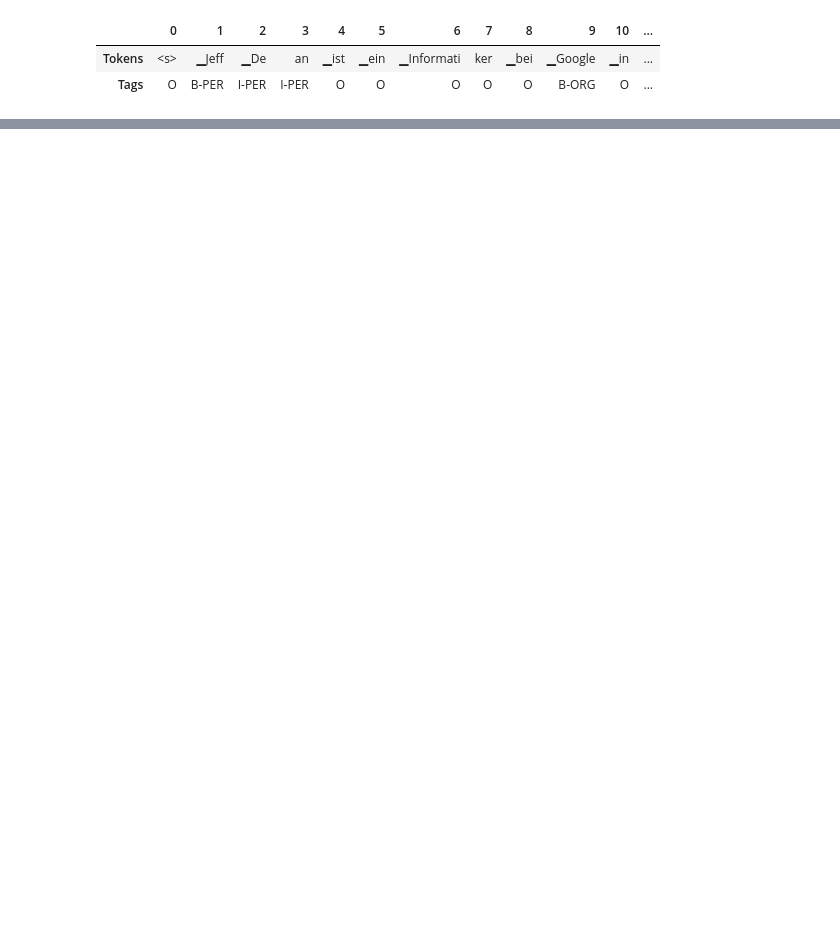
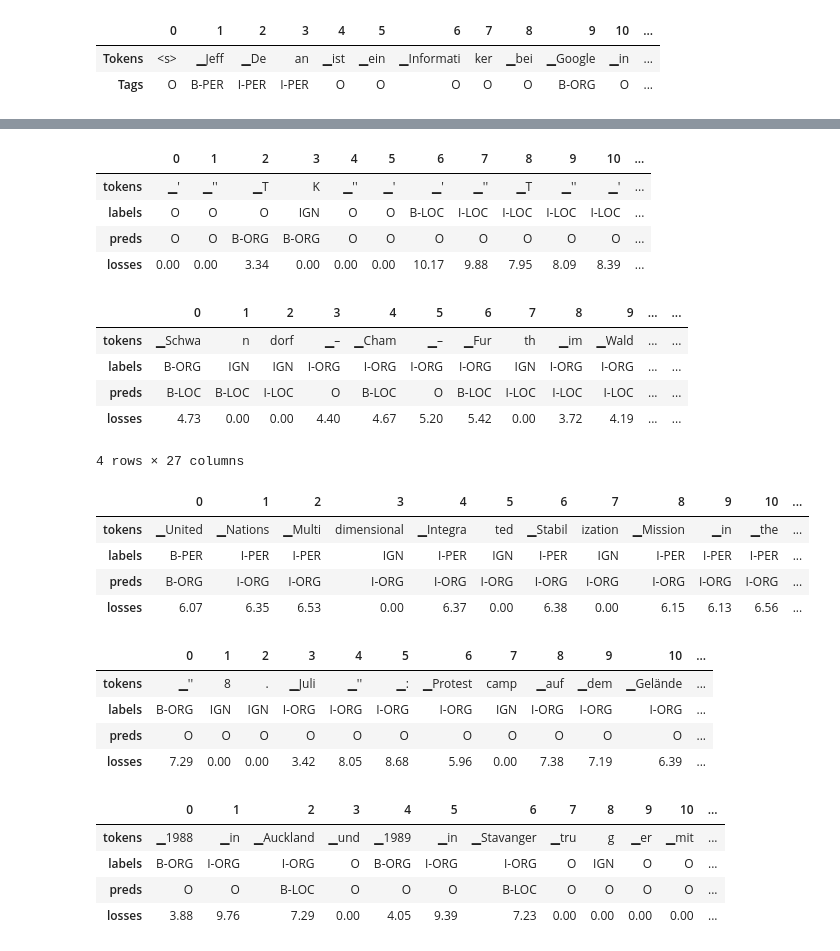
Before and after one commit to ThinamXx/Transformers_NLP, a Jupyter notebook: 02. NLP with Transformers/04. Named Entity Recognition/NER.ipynb, the cells around one changed output, grey strips where cells are left out. Saved outputs shown, nothing was run; the diff lists cells and outputs as text; code cells hidden in the pictures; blank space fills up the shorter version.

```diff
--- a/02. NLP with Transformers/04. Named Entity Recognition/NER.ipynb
+++ b/02. NLP with Transformers/04. Named Entity Recognition/NER.ipynb
@@ -411,0 +521,47 @@ tag_text(text_de, tags, trainer.model, xlmr_tokenizer)                      # In
+# %%
+#@ INSPECTING TOKEN SEQUENCES:
+def get_samples(df):                                                    # Defining function.
+    for _, row in df.iterrows():
+        labels, preds, tokens, losses = [], [], [], []                  # Initialization.
+        for i, mask in enumerate(row["attention_mask"]):
+            if i not in {0, len(row["attention_mask"])}:
+                labels.append(row["labels"][i])                         # Adding labels.
+                preds.append(row["predicted_label"][i])                 # Adding predicted labels.
+                tokens.append(row["input_tokens"][i])                   # Adding tokens.
+                losses.append(f"{row['loss'][i]:.2f}")                  # Adding loss.
+        df_tmp = pd.DataFrame({"tokens": tokens, "labels": labels,
+                               "preds": preds, "losses": losses}).T      # Creating dataframe.
+        yield df_tmp
+
+#@ IMPLEMENTATION:
+df["total_loss"] = df["loss"].apply(sum)                                # Adding loss.
+df_tmp = df.sort_values(by="total_loss", ascending=False).head(5)       # Initializing dataframe.
+for sample in get_samples(df_tmp):
+    display(sample)
+# %% [output]
+|  | 0 | 1 | 2 | 3 | 4 | 5 | 6 | 7 | 8 | 9 | 10 | ... |
+| tokens | ▁' | ▁'' | ▁Τ | Κ | ▁'' | ▁' | ▁' | ▁'' | ▁T | ▁'' | ▁' | ... |
+| labels | O | O | O | IGN | O | O | B-LOC | I-LOC | I-LOC | I-LOC | I-LOC | ... |
+| preds | O | O | B-ORG | B-ORG | O | O | O | O | O | O | O | ... |
+| losses | 0.00 | 0.00 | 3.34 | 0.00 | 0.00 | 0.00 | 10.17 | 9.88 | 7.95 | 8.09 | 8.39 | ... |
+|  | 0 | 1 | 2 | 3 | 4 | 5 | 6 | 7 | 8 | 9 | ... | ... |
+| tokens | ▁Schwa | n | dorf | ▁– | ▁Cham | ▁– | ▁Fur | th | ▁im | ▁Wald | ... | ... |
+| labels | B-ORG | IGN | IGN | I-ORG | I-ORG | I-ORG | I-ORG | IGN | I-ORG | I-ORG | ... | ... |
+| preds | B-LOC | B-LOC | I-LOC | O | B-LOC | O | B-LOC | I-LOC | I-LOC | I-LOC | ... | ... |
+| losses | 4.73 | 0.00 | 0.00 | 4.40 | 4.67 | 5.20 | 5.42 | 0.00 | 3.72 | 4.19 | ... | ... |
+4 rows × 27 columns
+|  | 0 | 1 | 2 | 3 | 4 | 5 | 6 | 7 | 8 | 9 | 10 | ... |
+| tokens | ▁United | ▁Nations | ▁Multi | dimensional | ▁Integra | ted | ▁Stabil | ization | ▁Mission | ▁in | ▁the | ... |
+| labels | B-PER | I-PER | I-PER | IGN | I-PER | IGN | I-PER | IGN | I-PER | I-PER | I-PER | ... |
+| preds | B-ORG | I-ORG | I-ORG | I-ORG | I-ORG | I-ORG | I-ORG | I-ORG | I-ORG | I-ORG | I-ORG | ... |
+| losses | 6.07 | 6.35 | 6.53 | 0.00 | 6.37 | 0.00 | 6.38 | 0.00 | 6.15 | 6.13 | 6.56 | ... |
+|  | 0 | 1 | 2 | 3 | 4 | 5 | 6 | 7 | 8 | 9 | 10 | ... |
+| tokens | ▁'' | 8 | . | ▁Juli | ▁'' | ▁: | ▁Protest | camp | ▁auf | ▁dem | ▁Gelände | ... |
+| labels | B-ORG | IGN | IGN | I-ORG | I-ORG | I-ORG | I-ORG | IGN | I-ORG | I-ORG | I-ORG | ... |
+| preds | O | O | O | O | O | O | O | O | O | O | O | ... |
+| losses | 7.29 | 0.00 | 0.00 | 3.42 | 8.05 | 8.68 | 5.96 | 0.00 | 7.38 | 7.19 | 6.39 | ... |
+|  | 0 | 1 | 2 | 3 | 4 | 5 | 6 | 7 | 8 | 9 | 10 | ... |
+| tokens | ▁1988 | ▁in | ▁Auckland | ▁und | ▁1989 | ▁in | ▁Stavanger | ▁tru | g | ▁er | ▁mit | ... |
+| labels | B-ORG | I-ORG | I-ORG | O | B-ORG | I-ORG | I-ORG | O | IGN | O | O | ... |
+| preds | O | O | B-LOC | O | O | O | B-LOC | O | O | O | O | ... |
+| losses | 3.88 | 9.76 | 7.29 | 0.00 | 4.05 | 9.39 | 7.23 | 0.00 | 0.00 | 0.00 | 0.00 | ... |
```
Also changed, not shown: parts of 38 cells of this notebook.
